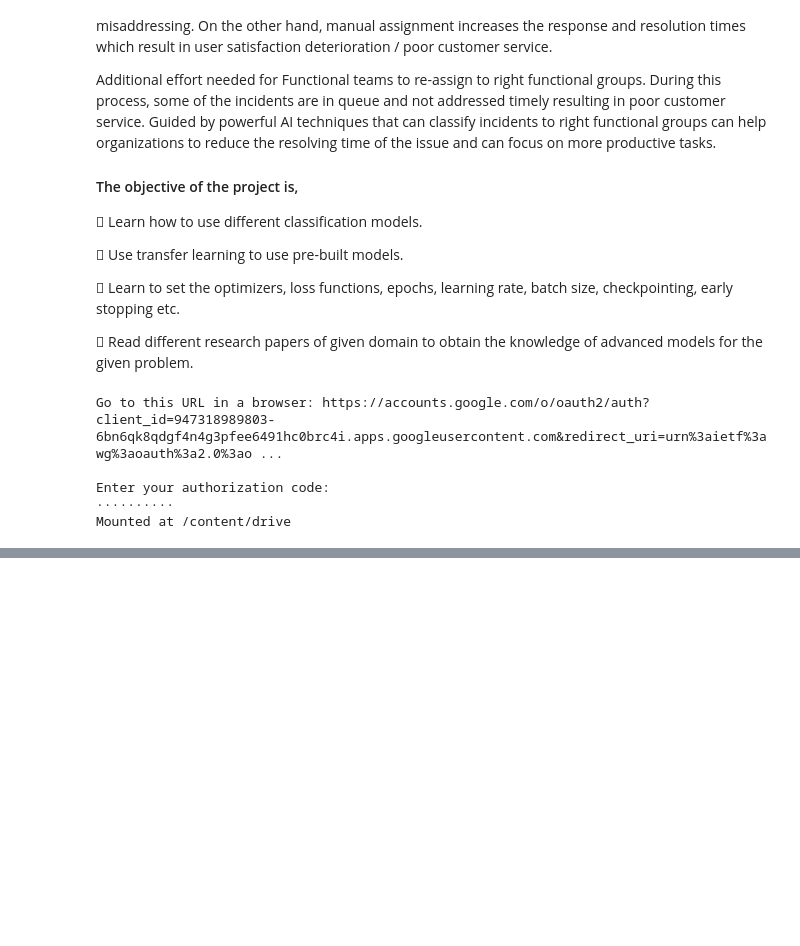
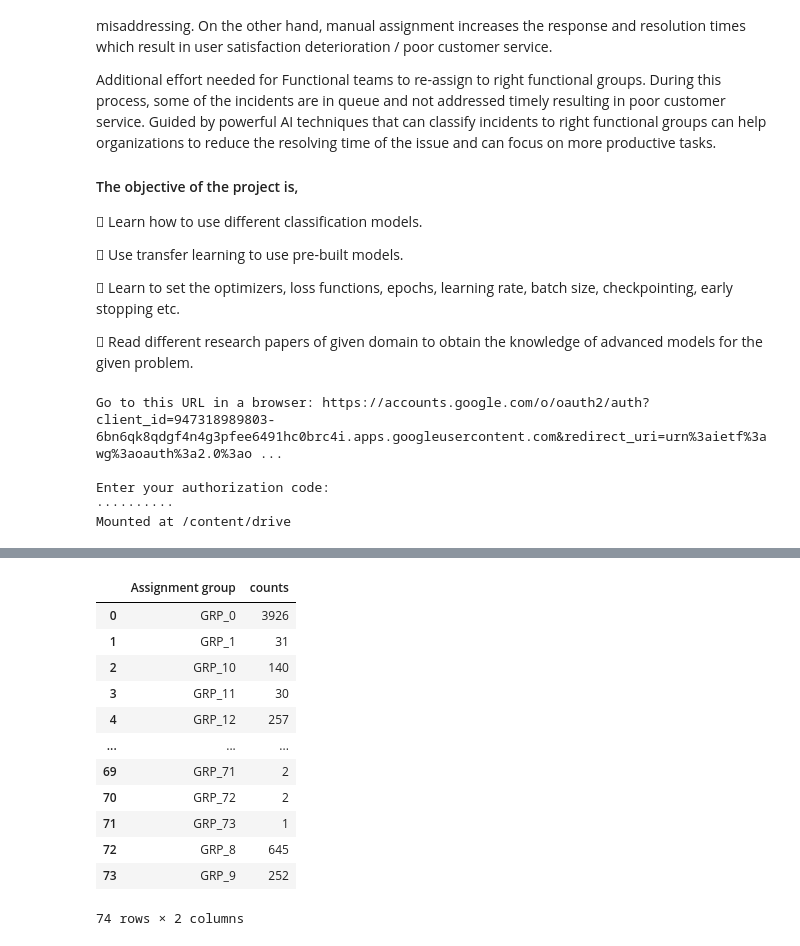
Before and after one commit to arvind2047/gl_capstone, a Jupyter notebook: GL_AIML_Capstone_Sep2020.ipynb, the cells around one changed output, grey strips where cells are left out. Saved outputs shown, nothing was run; the diff lists cells and outputs as text; code cells hidden in the pictures; blank space fills up the shorter version.

```diff
--- a/GL_AIML_Capstone_Sep2020.ipynb
+++ b/GL_AIML_Capstone_Sep2020.ipynb
@@ -56,0 +182,21 @@ os.chdir('/content/drive/My Drive/GL AIML Capstone')
+# %%
+# Remove Duplicates
+incidents_upd = incidents.drop_duplicates(['Short description', 'Description', 'Caller', 'Assignment group'])
+# %%
+## Group by Categories
+df_grp = incidents_upd.groupby(['Assignment group']).size().reset_index(name='counts')
+df_grp
+# %% [output]
+|  | Assignment group | counts |
+| 0 | GRP_0 | 3926 |
+| 1 | GRP_1 | 31 |
+| 2 | GRP_10 | 140 |
+| 3 | GRP_11 | 30 |
+| 4 | GRP_12 | 257 |
+| ... | ... | ... |
+| 69 | GRP_71 | 2 |
+| 70 | GRP_72 | 2 |
+| 71 | GRP_73 | 1 |
+| 72 | GRP_8 | 645 |
+| 73 | GRP_9 | 252 |
+74 rows × 2 columns
```
Also changed, not shown: parts of 14 cells of this notebook.
